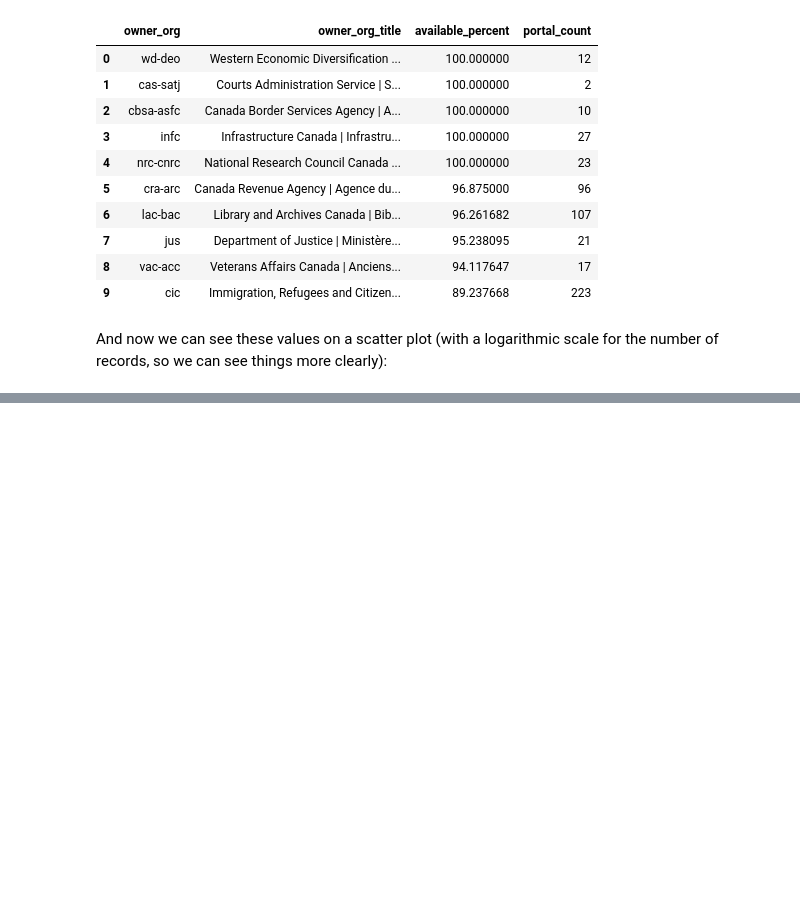
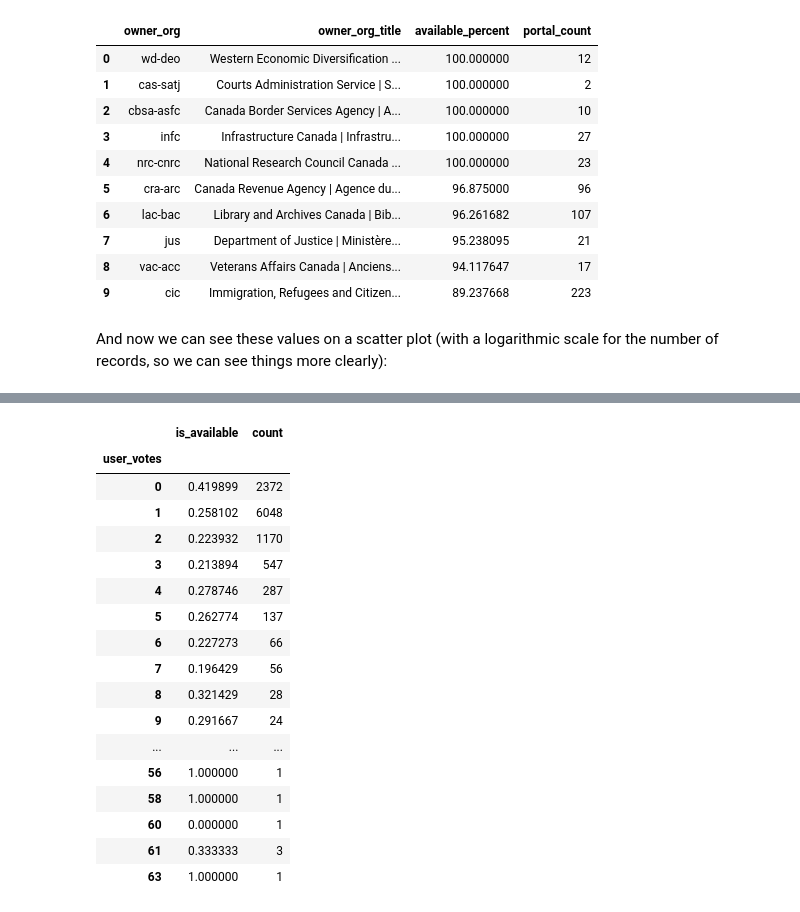
Before and after one commit to hexaguin/Open-Data-Inventory-Stats, a Jupyter notebook: Open_Data_Stats_Visualization.ipynb, the cells around one changed output, grey strips where cells are left out. Cells and saved outputs as stored; diff of their text form; code cells hidden in the pictures; blank space fills up the shorter version.

```diff
--- a/Open_Data_Stats_Visualization.ipynb
+++ b/Open_Data_Stats_Visualization.ipynb
@@ -195,0 +222,29 @@ py.iplot(availability_by_portals_fig, filename='org_availability_by_quantity')
+# %%
+availability_by_votes = inventory[['user_votes','is_available']] \
+                        .groupby('user_votes').mean() \
+                        .join(
+                            inventory[['user_votes','is_available']]
+                            .groupby('user_votes').size().to_frame(),
+                            on='user_votes') \
+                        .rename(columns={0:'count'})
+
+availability_by_votes
+# %% [output]
+|  | is_available | count |
+| user_votes |  |  |
+| 0 | 0.419899 | 2372 |
+| 1 | 0.258102 | 6048 |
+| 2 | 0.223932 | 1170 |
+| 3 | 0.213894 | 547 |
+| 4 | 0.278746 | 287 |
+| 5 | 0.262774 | 137 |
+| 6 | 0.227273 | 66 |
+| 7 | 0.196429 | 56 |
+| 8 | 0.321429 | 28 |
+| 9 | 0.291667 | 24 |
+| ... | ... | ... |
+| 56 | 1.000000 | 1 |
+| 58 | 1.000000 | 1 |
+| 60 | 0.000000 | 1 |
+| 61 | 0.333333 | 3 |
+| 63 | 1.000000 | 1 |
```
Also changed, not shown: parts of 7 cells of this notebook.
